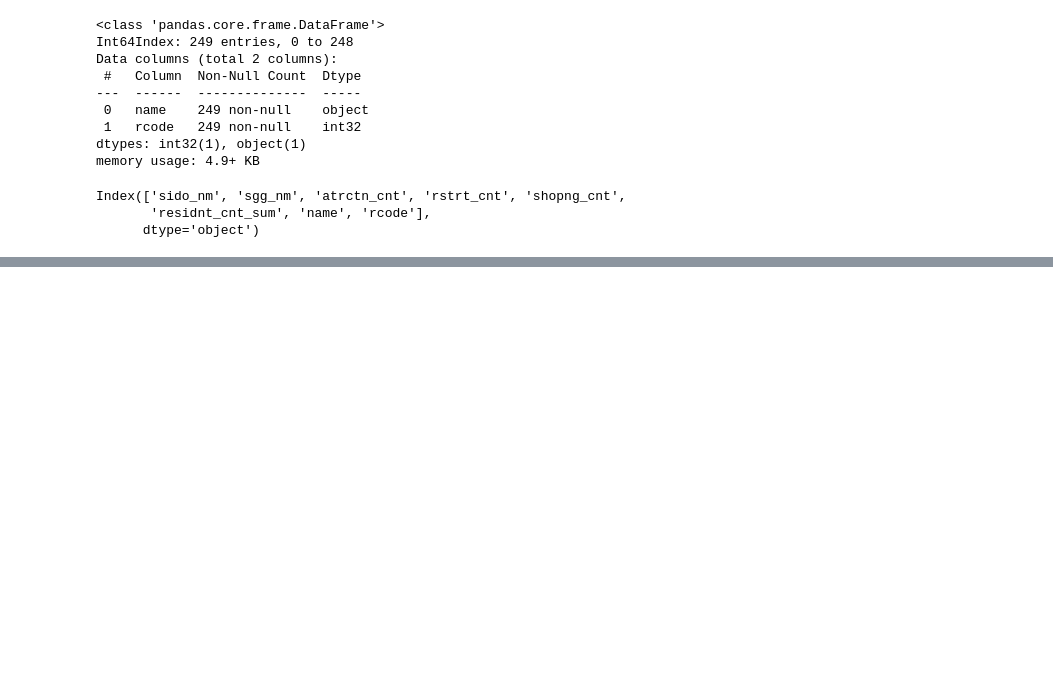
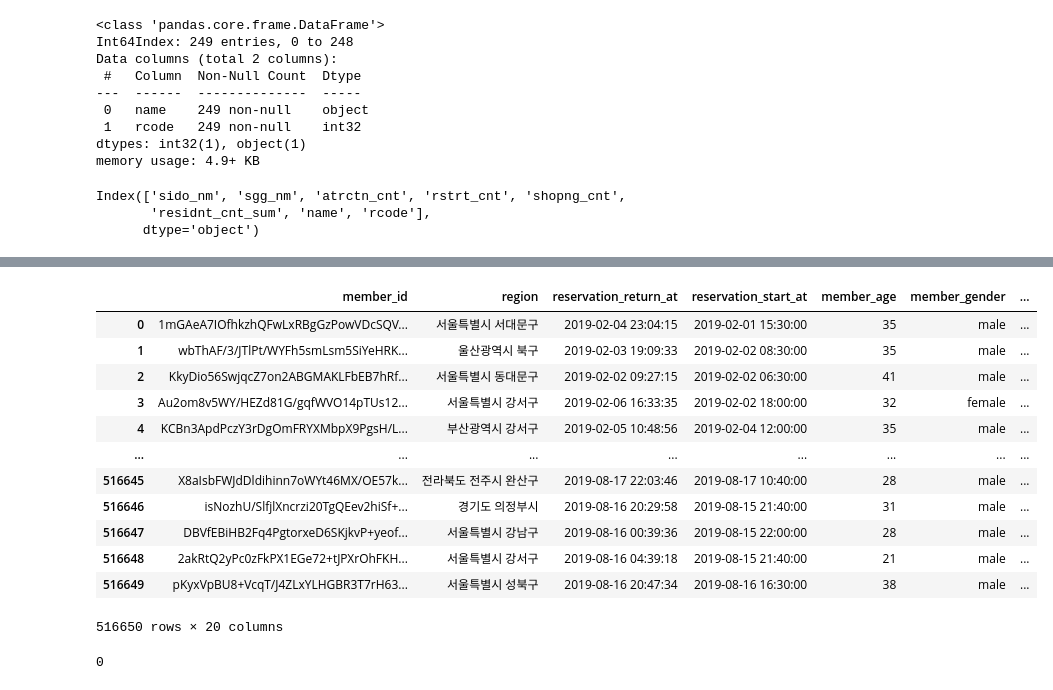
Before and after one commit to easttuna/Sodascar_User-clustering-and-classification-model-based-on-usage-history, a Jupyter notebook: EDA_cmj/join_external_data.ipynb, the cells around one changed output, grey strips where cells are left out. Cells and saved outputs as stored; diff of their text form; code cells hidden in the pictures; blank space fills up the shorter version.

Commit message:
join external data

```diff
--- a/EDA_cmj/join_external_data.ipynb
+++ b/EDA_cmj/join_external_data.ipynb
@@ -298,0 +344,5 @@ regions.head(10)
+# %%
+trip_feautures = df.trip.progress_map(lambda log: get_trip_feature(log, regions))
+# %%
+trip_df = pd.DataFrame(trip_feautures.values)
+trip_df
@@ -298,0 +363,4 @@ regions.head(10)
+# %%
+trip_df['atrctn'] = trip_df[0].map(lambda x: x[0])
+trip_df['rstrt'] = trip_df[0].map(lambda x: x[1])
+trip_df['shopng'] = trip_df[0].map(lambda x: x[2])
@@ -298,0 +376,2 @@ regions.head(10)
+# %%
+df = df.reset_index(drop=True)
@@ -298,0 +412,20 @@ regions.head(10)
+# %%
+pd.concat([df, trip_df], axis=1).drop(columns=['trip', 0]).info
+# %% [output]
+|  | member_id | region | reservation_return_at | reservation_start_at | member_age | member_gender | ... |
+| 0 | 1mGAeA7IOfhkzhQFwLxRBgGzPowVDcSQV... | 서울특별시 서대문구 | 2019-02-04 23:04:15 | 2019-02-01 15:30:00 | 35 | male | ... |
+| 1 | wbThAF/3/JTlPt/WYFh5smLsm5SiYeHRK... | 울산광역시 북구 | 2019-02-03 19:09:33 | 2019-02-02 08:30:00 | 35 | male | ... |
+| 2 | KkyDio56SwjqcZ7on2ABGMAKLFbEB7hRf... | 서울특별시 동대문구 | 2019-02-02 09:27:15 | 2019-02-02 06:30:00 | 41 | male | ... |
+| 3 | Au2om8v5WY/HEZd81G/gqfWVO14pTUs12... | 서울특별시 강서구 | 2019-02-06 16:33:35 | 2019-02-02 18:00:00 | 32 | female | ... |
+| 4 | KCBn3ApdPczY3rDgOmFRYXMbpX9PgsH/L... | 부산광역시 강서구 | 2019-02-05 10:48:56 | 2019-02-04 12:00:00 | 35 | male | ... |
+| ... | ... | ... | ... | ... | ... | ... | ... |
+| 516645 | X8aIsbFWJdDldihinn7oWYt46MX/OE57k... | 전라북도 전주시 완산구 | 2019-08-17 22:03:46 | 2019-08-17 10:40:00 | 28 | male | ... |
+| 516646 | isNozhU/SlfjlXncrzi20TgQEev2hiSf+... | 경기도 의정부시 | 2019-08-16 20:29:58 | 2019-08-15 21:40:00 | 31 | male | ... |
+| 516647 | DBVfEBiHB2Fq4PgtorxeD6SKjkvP+yeof... | 서울특별시 강남구 | 2019-08-16 00:39:36 | 2019-08-15 22:00:00 | 28 | male | ... |
+| 516648 | 2akRtQ2yPc0zFkPX1EGe72+tJPXrOhFKH... | 서울특별시 강서구 | 2019-08-16 04:39:18 | 2019-08-15 21:40:00 | 21 | male | ... |
+| 516649 | pKyxVpBU8+VcqT/J4ZLxYLHGBR3T7rH63... | 서울특별시 성북구 | 2019-08-16 20:47:34 | 2019-08-16 16:30:00 | 38 | male | ... |
+516650 rows × 20 columns
+# %%
+df[df.member_total_distance.eq(0)].groupby('member_id')['region'].count().gt(1)
+# %% [output]
+0
```
Also changed, not shown: parts of 24 cells of this notebook.
